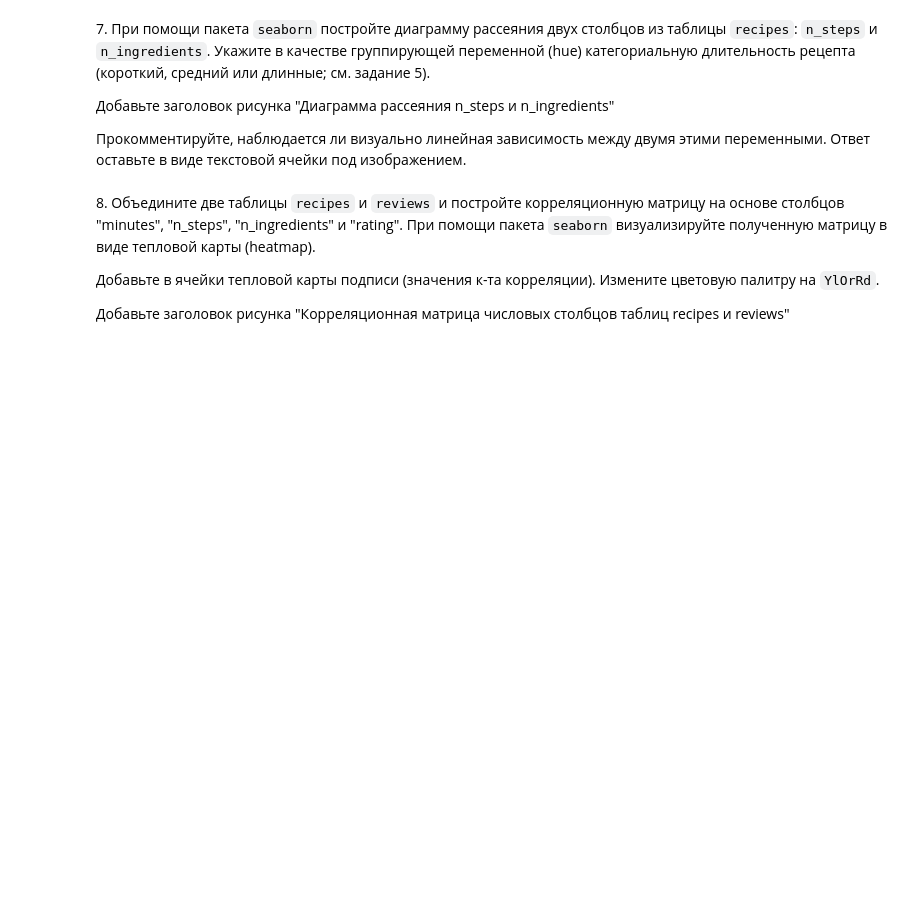
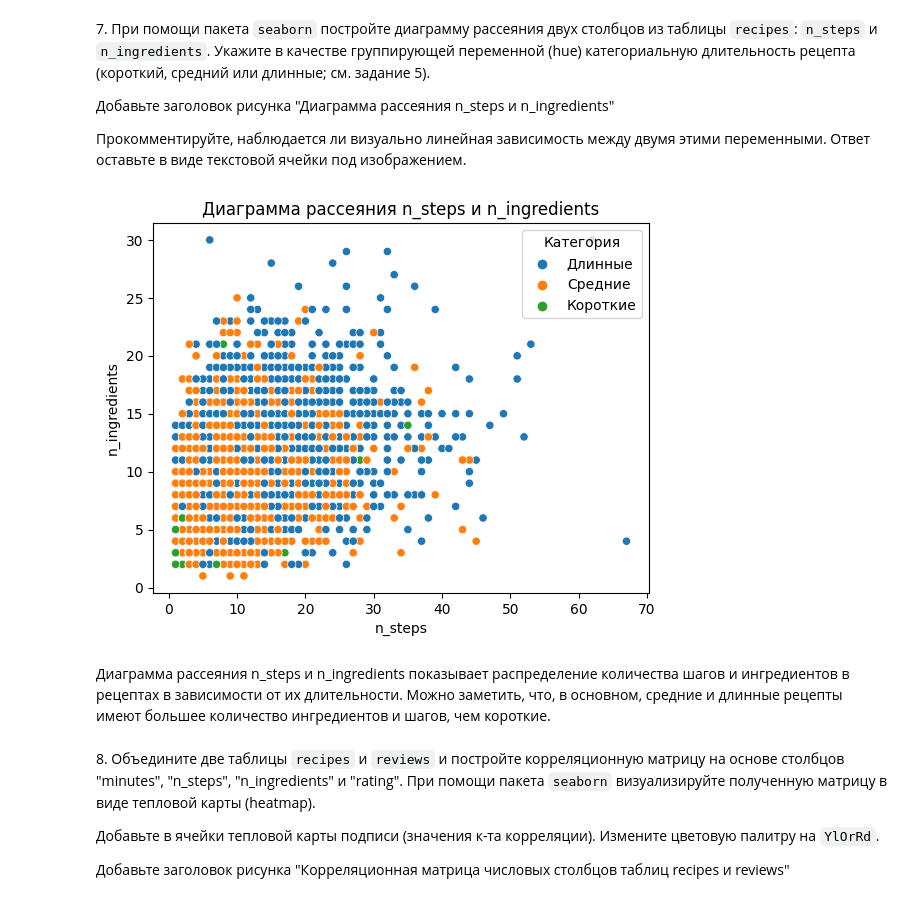
Before and after one commit to csmcrlw/lab5_graphics, a Jupyter notebook: 05_graphics_Серова_Лидия_ДПИ22-1.ipynb, the cells around one changed output. Drawn from its saved outputs; the diff is of its cells as text; code cells hidden in the pictures; blank space fills up the shorter version.

```diff
--- a/05_graphics_Серова_Лидия_ДПИ22-1.ipynb
+++ b/05_graphics_Серова_Лидия_ДПИ22-1.ipynb
@@ -175,6 +217,14 @@ recipes = pd.read_csv('recipes_sample.csv')
 Добавьте заголовок рисунка "Диаграмма рассеяния n_steps и n_ingredients"
 
 Прокомментируйте, наблюдается ли визуально линейная зависимость между двумя этими переменными. Ответ оставьте в виде текстовой ячейки под изображением.
+# %%
+sns.scatterplot(x='n_steps', y='n_ingredients', hue='Категория', data=recipes)
+plt.title('Диаграмма рассеяния n_steps и n_ingredients')
+plt.show()
+# %% [output]
+[figure, added]
+# %% [markdown]
+Диаграмма рассеяния n_steps и n_ingredients показывает распределение количества шагов и ингредиентов в рецептах в зависимости от их длительности. Можно заметить, что, в основном, средние и длинные рецепты имеют большее количество ингредиентов и шагов, чем короткие.
 # %% [markdown]
 8\. Объедините две таблицы `recipes` и `reviews` и постройте корреляционную матрицу на основе столбцов "minutes", "n_steps", "n_ingredients" и "rating". При помощи пакета `seaborn` визуализируйте полученную матрицу в виде тепловой карты (heatmap).
 
```
Also changed, not shown: parts of 4 cells of this notebook.
